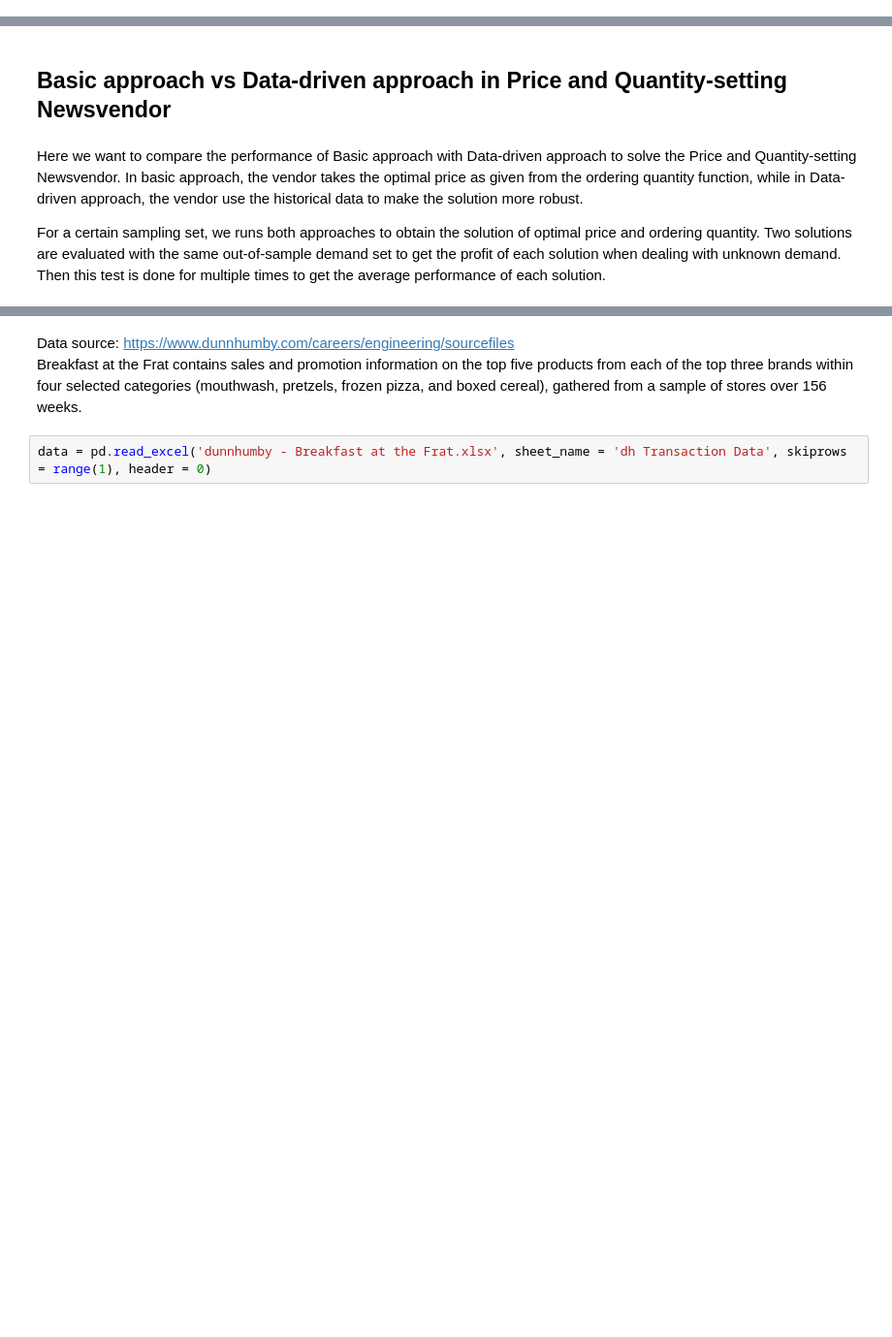
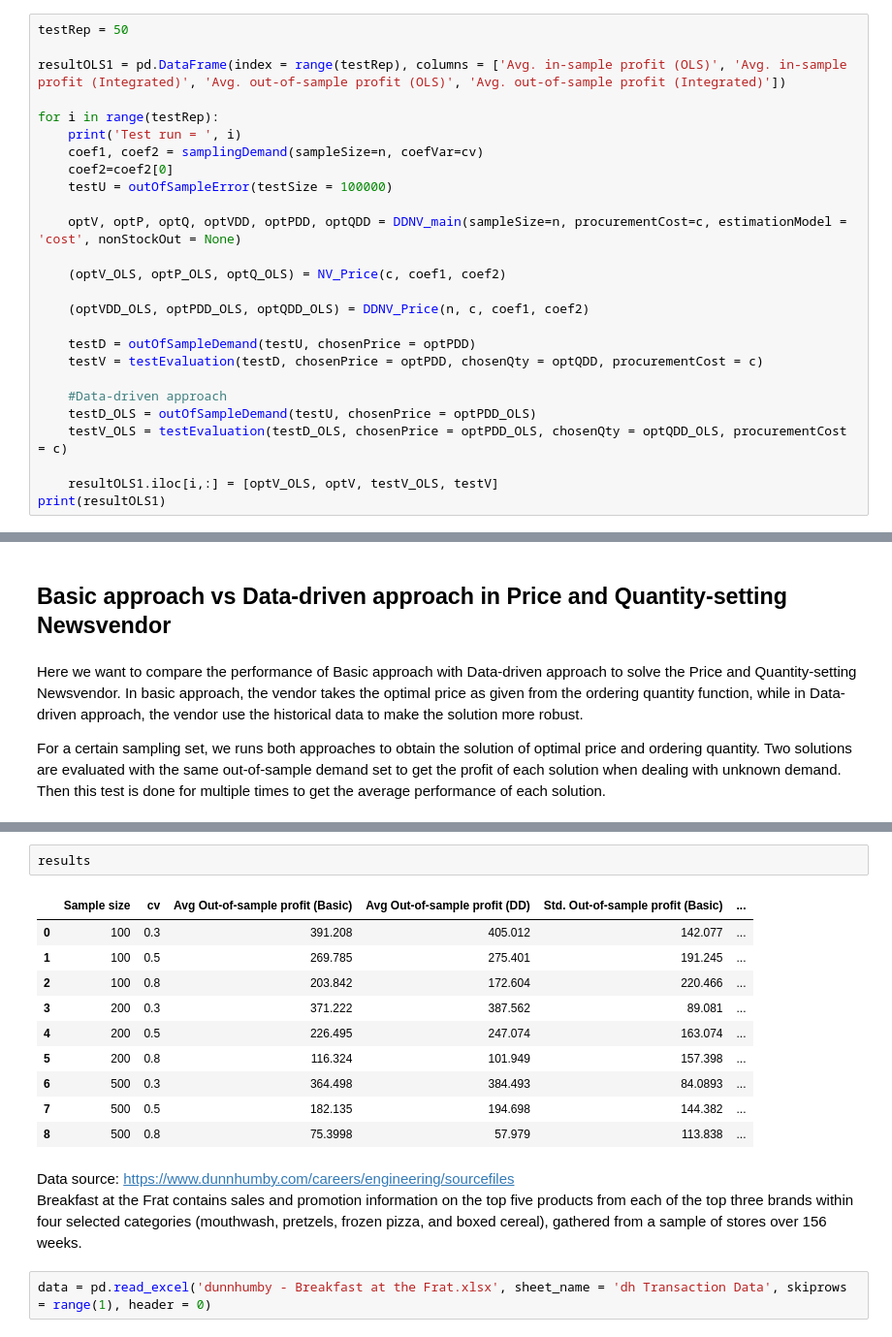
Before and after one commit to hadao211/Computational-Logistics-SS20, a Jupyter notebook: Project/Data-driven Newsvendor with Price-setting.ipynb, the cells around one changed output, grey strips where cells are left out. Shown: that part at 97% size. Drawn from its saved outputs; the diff is of its cells as text; blank space fills up the shorter version.

```diff
--- a/Project/Data-driven Newsvendor with Price-setting.ipynb
+++ b/Project/Data-driven Newsvendor with Price-setting.ipynb
@@ -531,0 +597,26 @@ resultSize
+# %%
+testRep = 50
+
+resultOLS1 = pd.DataFrame(index = range(testRep), columns = ['Avg. in-sample profit (OLS)', 'Avg. in-sample profit (Integrated)', 'Avg. out-of-sample profit (OLS)', 'Avg. out-of-sample profit (Integrated)'])
+
+for i in range(testRep):
+    print('Test run = ', i)
+    coef1, coef2 = samplingDemand(sampleSize=n, coefVar=cv)
+    coef2=coef2[0]
+    testU = outOfSampleError(testSize = 100000)
+
+    optV, optP, optQ, optVDD, optPDD, optQDD = DDNV_main(sampleSize=n, procurementCost=c, estimationModel = 'cost', nonStockOut = None)
+
+    (optV_OLS, optP_OLS, optQ_OLS) = NV_Price(c, coef1, coef2)
+
+    (optVDD_OLS, optPDD_OLS, optQDD_OLS) = DDNV_Price(n, c, coef1, coef2)
+
+    testD = outOfSampleDemand(testU, chosenPrice = optPDD)
+    testV = testEvaluation(testD, chosenPrice = optPDD, chosenQty = optQDD, procurementCost = c)
+
+    #Data-driven approach
+    testD_OLS = outOfSampleDemand(testU, chosenPrice = optPDD_OLS)
+    testV_OLS = testEvaluation(testD_OLS, chosenPrice = optPDD_OLS, chosenQty = optQDD_OLS, procurementCost = c)
+
+    resultOLS1.iloc[i,:] = [optV_OLS, optV, testV_OLS, testV]
+print(resultOLS1)
@@ -581,3 +709,16 @@ The average out-of-sample profit from Data-driven approach: 375.07216504219633
+# %%
+results
+# %% [output]
+|  | Sample size | cv | Avg Out-of-sample profit (Basic) | Avg Out-of-sample profit (DD) | Std. Out-of-sample profit (Basic) | ... |
+| 0 | 100 | 0.3 | 391.208 | 405.012 | 142.077 | ... |
+| 1 | 100 | 0.5 | 269.785 | 275.401 | 191.245 | ... |
+| 2 | 100 | 0.8 | 203.842 | 172.604 | 220.466 | ... |
+| 3 | 200 | 0.3 | 371.222 | 387.562 | 89.081 | ... |
+| 4 | 200 | 0.5 | 226.495 | 247.074 | 163.074 | ... |
+| 5 | 200 | 0.8 | 116.324 | 101.949 | 157.398 | ... |
+| 6 | 500 | 0.3 | 364.498 | 384.493 | 84.0893 | ... |
+| 7 | 500 | 0.5 | 182.135 | 194.698 | 144.382 | ... |
+| 8 | 500 | 0.8 | 75.3998 | 57.979 | 113.838 | ... |
 # %% [markdown]
 Data source: https://www.dunnhumby.com/careers/engineering/sourcefiles
 Breakfast at the Frat contains sales and promotion information on the top five products from each of the top three brands within four selected categories (mouthwash, pretzels, frozen pizza, and boxed cereal), gathered from a sample of stores over 156 weeks.
```
Also changed, not shown: parts of 30 cells of this notebook.
